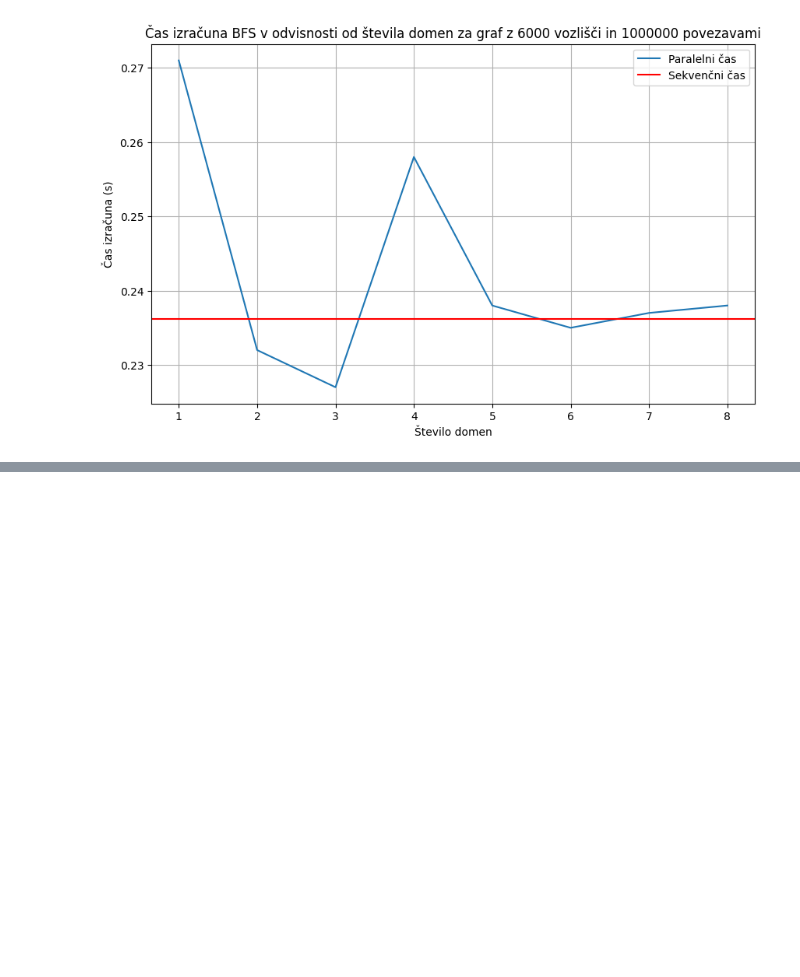
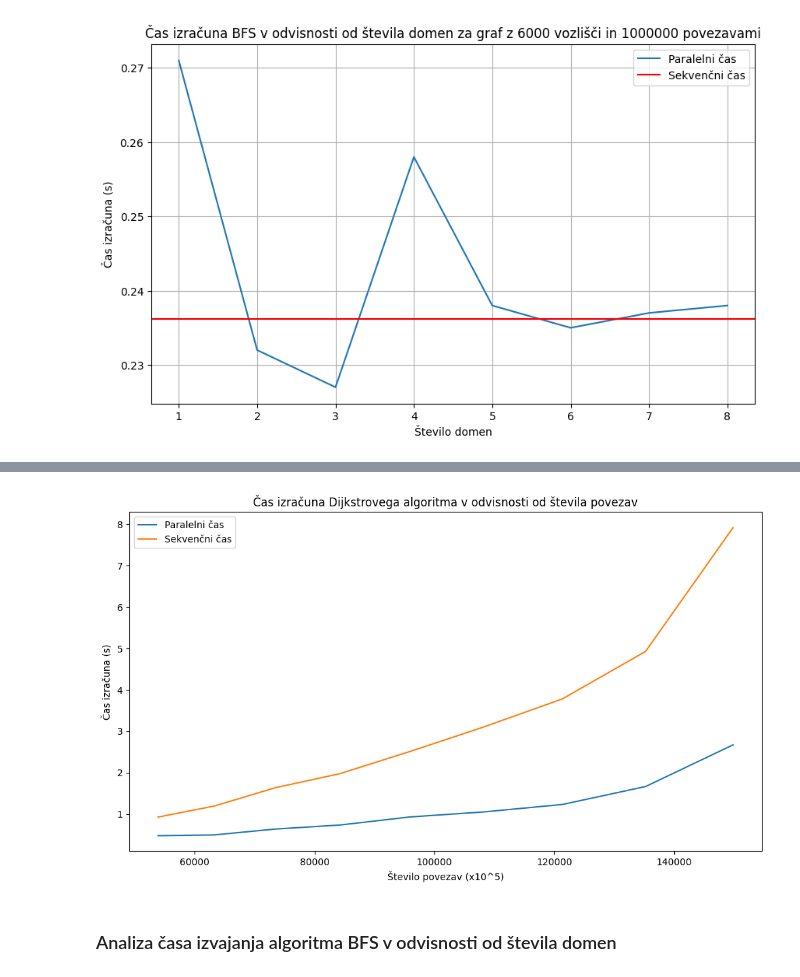
Before and after one commit to tjazerzen/Avtomatska-paralelizacija-v-OCamlu, a Jupyter notebook: playground/graph/computation_time_analysis/computation_time_analysis.ipynb, the cells around one changed output, grey strips where cells are left out. Drawn from its saved outputs; the diff is of its cells as text; code cells hidden in the pictures; blank space fills up the shorter version.

```diff
--- a/playground/graph/computation_time_analysis/computation_time_analysis.ipynb
+++ b/playground/graph/computation_time_analysis/computation_time_analysis.ipynb
@@ -169,0 +174,2 @@ plt.show()
+# %%
+df_dijkstra_combinations = pd.read_csv('dijkstra_par_combinations.csv')
@@ -169,0 +185,17 @@ plt.show()
+# %%
+plt.figure(figsize=(10, 6))
+
+# Plot the computation time as a function of num_edges
+plt.plot(df_dijkstra_combinations['num_edges'], df_dijkstra_combinations['par_time'], label='Paralelni čas')
+plt.plot(df_dijkstra_combinations['num_edges'], df_dijkstra_combinations['seq_time'], label='Sekvenčni čas')
+plt.xlabel('Število povezav (x10^5)')
+plt.ylabel('Čas izračuna (s)')
+plt.title('Čas izračuna Dijkstrovega algoritma v odvisnosti od števila povezav')
+
+plt.legend()
+
+plt.tight_layout()
+# %% [output]
+[figure, added]
+# %% [markdown]
+### Analiza časa izvajanja algoritma BFS v odvisnosti od števila domen
```
Also changed, not shown: parts of 6 cells of this notebook.
